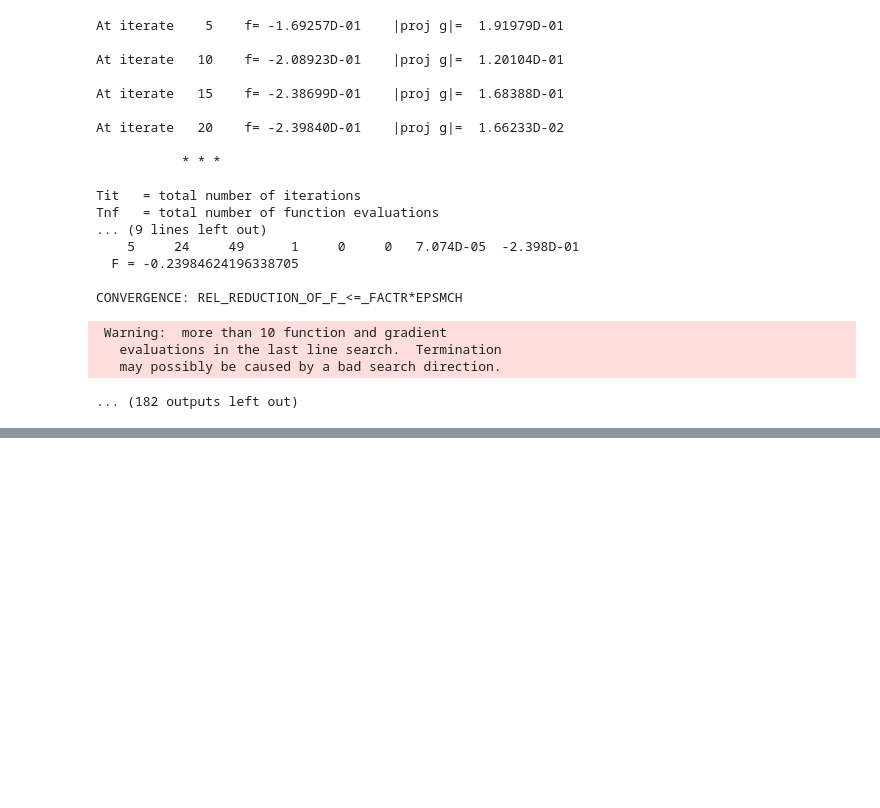
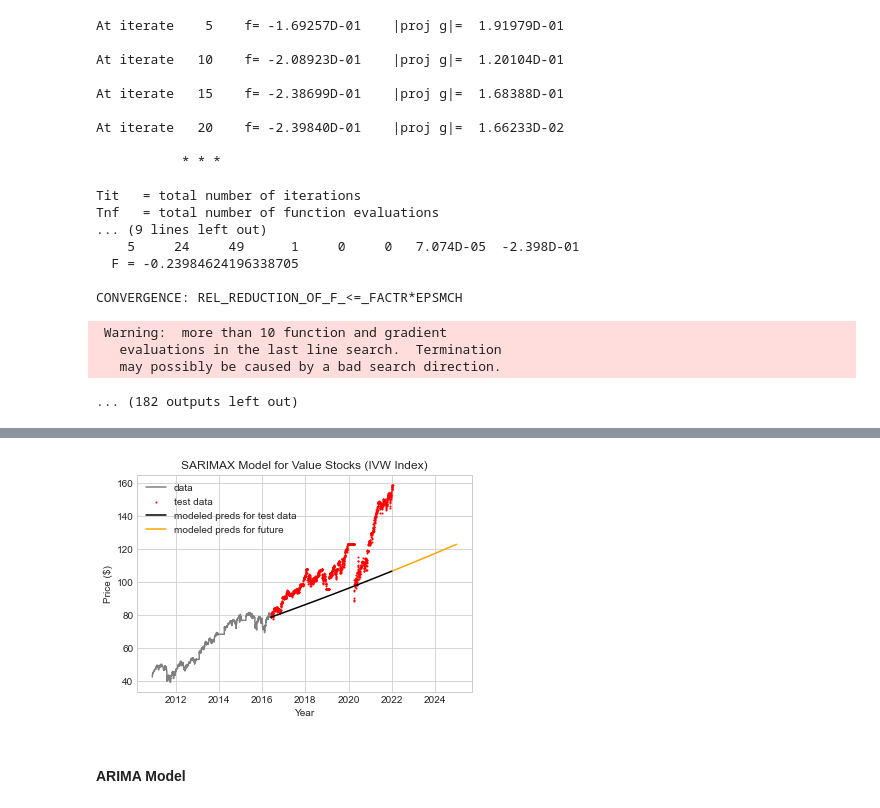
Before and after one commit to lu18cheng/pic16b_stock_analysis, a Jupyter notebook: code/Time Series Modeling.ipynb, the cells around one changed output, grey strips where cells are left out. Drawn from its saved outputs; the diff is of its cells as text; code cells hidden in the pictures; blank space fills up the shorter version.

```diff
--- a/code/Time Series Modeling.ipynb
+++ b/code/Time Series Modeling.ipynb
@@ -382,0 +401,7 @@ CONVERGENCE: REL_REDUCTION_OF_F_<=_FACTR*EPSMCH
+# %%
+# run the iterations to select the best model
+order = (2, 2, 2)
+seasonal_order = (0, 1, 1, 5)
+model3 = sm.tsa.SARIMAX(value_train, order = order, seasonal_order = seasonal_order)
+fit3 = model3.fit()
+print(fit3.summary())
@@ -382,0 +427,27 @@ CONVERGENCE: REL_REDUCTION_OF_F_<=_FACTR*EPSMCH
+# %%
+# prediction on test data and future data
+test_preds = fit3.get_prediction(start = value_test.index.values[0],
+                                   end = value_test.index.values[-1])
+
+future_preds = fit3.get_prediction(start = value_test.index.values[-1],
+                                     end = pd.to_datetime('2025-01-01'))
+
+test_preds   = test_preds.predicted_mean
+future_preds = future_preds.predicted_mean
+
+# make the plot
+plt.plot(value_train[2000:], color = 'grey', label = 'data')
+plt.scatter(value_test.index.values, value_test, color = "red", label = "test data", s = 1)
+plt.plot(test_preds, zorder = 5, label = "modeled preds for test data", color = 'black')
+plt.plot(future_preds, zorder = 5, label = "modeled preds for future", color = 'orange')
+plt.title(label = 'SARIMAX Model for Value Stocks (IVW Index)', loc = 'center')
+plt.xlabel('Year')
+plt.ylabel('Price ($)')
+plt.legend()
+
+# save the images
+plt.savefig("SARIMAX_value.png")
+# %% [output]
+[figure, added]
+# %% [markdown]
+#### ARIMA Model
```
Also changed, not shown: parts of 28 cells of this notebook, 3 other files.
